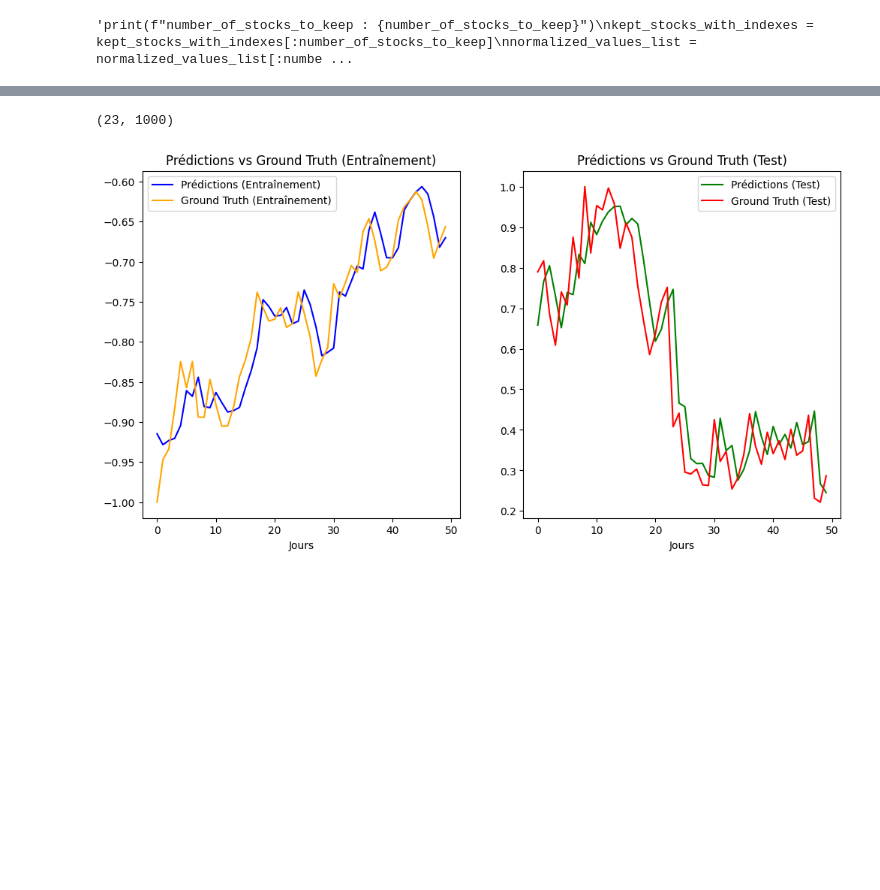
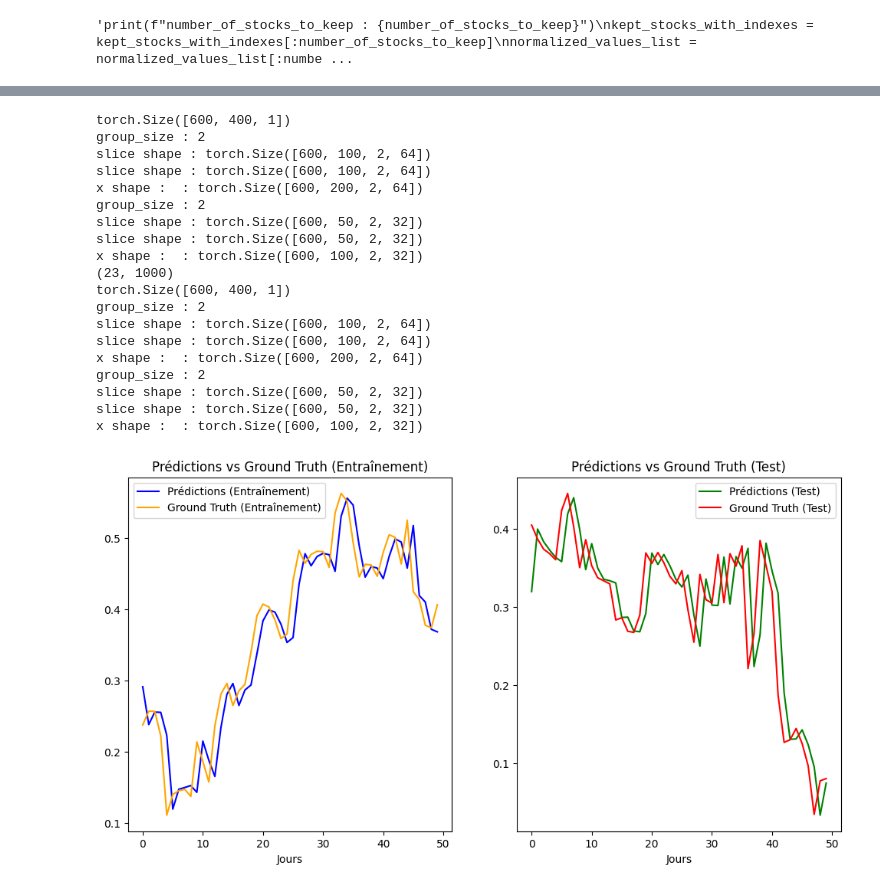
Before and after one commit to MaximeSzymanski/StocksClusteringVAE, a Jupyter notebook: VAE_stocks.ipynb, the cells around one changed output, grey strips where cells are left out. Saved outputs shown, nothing was run; the diff lists cells and outputs as text; code cells hidden in the pictures; blank space fills up the shorter version.

```diff
--- a/VAE_stocks.ipynb
+++ b/VAE_stocks.ipynb
@@ -307,7 +306,7 @@ class StockDataset(Dataset):
         return self.data[idx]
 
 # Use the previously prepared data
-sub_series_length = 100
+sub_series_length = 400
 stock_symbols = [stock[1] for stock in kept_stocks_with_indexes]
 
 # Check that the length of each normalized series is divisible by sub_series_length
@@ -803,9 +799,10 @@ class RecurrentAutoencoder_LSTM(nn.Module):
         x = self.decoder(z)
         return x
 # %%
-latent_dim = 64
+latent_dim = 100
+sub_series_length = 400
 device = torch.device("cuda" if torch.cuda.is_available() else "cpu")
-model_LSTM = RecurrentAutoencoder_LSTM(sub_series_length, 1, 32,latent_dim=latent_dim).to()
+model_LSTM = RecurrentAutoencoder_LSTM(sub_series_length, 1, 32,latent_dim=latent_dim).to(device)
 print(f"model : {model_LSTM}")
 # %% [output]
 hidden_dim: 64
@@ -849,8 +846,8 @@ class RecurrentAutoencoder(nn.Module):
     x = self.predict_next_day_head(z)
     return x
 # %%
-print(f"sub_series_length : {sub_series_length}")
+print(f"sub_series_length : {300}")
 device = torch.device("cuda" if torch.cuda.is_available() else "cpu")
-latent_dim = 64
-model_attention = RecurrentAutoencoder(sub_series_length, 1, 32,sub_seq_len=100,latent_dim=latent_dim).to(device)
+latent_dim = 100
+model_attention = RecurrentAutoencoder(sub_series_length, 1, 32,sub_seq_len=200,latent_dim=latent_dim).to(device)
 # %% [output]
@@ -893,8 +891,8 @@ from tqdm import tqdm  # Importer tqdm pour la barre de progression
 
 # Définir loss_fn, optimizer, epoch, model_attention, train_loader ici...
 
-device = torch.device("cuda" if torch.cuda.is_available() else "cpu")
-
+device = torch.device("cuda")
+model_attention.to(device)
 loss_fn = nn.MSELoss(reduction='mean')
 optimizer = optim.Adam(model_attention.parameters(), lr=1e-3)
 
@@ -917,10 +915,11 @@ for epoch in range(epochs):
             x = model_attention.predict_next_day(batch)
             target = target.unsqueeze(-1)
             target = target.to(device)
-            input_first = batch[:,0,:]
+            input_first = batch[:,-1,:]
 
 
             loss = loss_fn(x, target)  + np.mean((1 / ( input_first.cpu().detach().numpy() - x.cpu().detach().numpy() )))
+            #loss =  np.mean((1 / ( input_first.cpu().detach().numpy() - x.cpu().detach().numpy() )))
             loss.backward()
             optimizer.step()
             epoch_loss += loss.item()
@@ -956,38 +1156,59 @@ def predire_stock(model, stock_index, data):
     # plot the first stock in the train set
 
     with torch.no_grad():
-        data_x_tensor = torch.tensor(data_x, dtype=torch.float32,device=device)
+
+        data_x_tensor = torch.tensor(data_x, dtype=torch.float32,device="cpu")
         data_x_tensor = data_x_tensor.unsqueeze(-1)
+        print(data_x_tensor.shape)
+        model = model.to(torch.device("cpu"))
         predictions = model.predict_next_day(data_x_tensor)
     return predictions.cpu().numpy(), data_y
 # Utilisation de la fonction predire_stock pour obtenir les prédictions et les sorties attendues pour un stock spécifique dans l'ensemble d'entraînement
 indice_stock_a_predire_train = 4
 predictions_stock_train, sorties_attendues_train = predire_stock(model_attention, indice_stock_a_predire_train, donnes_train)
 print(donnes_test.shape)
 # Utilisation de la fonction predire_stock pour obtenir les prédictions et les sorties attendues pour un stock spécifique dans l'ensemble de test
 indice_stock_a_predire_test = 4 # Choisir un indice approprié du jeu de test
 predictions_stock_test, sorties_attendues_test = predire_stock(model_attention, indice_stock_a_predire_test,donnes_test)
 
 # Plot des prédictions et des sorties attendues pour les ensembles d'entraînement et de test côte à côte
 plt.figure(figsize=(12, 6))
 
 plt.subplot(1, 2, 1)  # Première colonne du subplot pour les données d'entraînement
 plt.plot(predictions_stock_train[:50], label='Prédictions (Entraînement)', color='blue')
 plt.plot(sorties_attendues_train[:50], label='Ground Truth (Entraînement)', color='orange')
 plt.title('Prédictions vs Ground Truth (Entraînement)')
 plt.xlabel('Jours')
 plt.legend()
 
 plt.subplot(1, 2, 2)  # Deuxième colonne du subplot pour les données de test
 plt.plot(predictions_stock_test[:50], label='Prédictions (Test)', color='green')
 plt.plot(sorties_attendues_test[:50], label='Ground Truth (Test)', color='red')
 plt.title('Prédictions vs Ground Truth (Test)')
 plt.xlabel('Jours')
 plt.legend()
 plt.show()
 # %% [output]
+torch.Size([600, 400, 1])
+group_size : 2
+slice shape : torch.Size([600, 100, 2, 64])
+slice shape : torch.Size([600, 100, 2, 64])
+x shape :  : torch.Size([600, 200, 2, 64])
+group_size : 2
+slice shape : torch.Size([600, 50, 2, 32])
+slice shape : torch.Size([600, 50, 2, 32])
+x shape :  : torch.Size([600, 100, 2, 32])
 (23, 1000)
+torch.Size([600, 400, 1])
+group_size : 2
+slice shape : torch.Size([600, 100, 2, 64])
+slice shape : torch.Size([600, 100, 2, 64])
+x shape :  : torch.Size([600, 200, 2, 64])
+group_size : 2
+slice shape : torch.Size([600, 50, 2, 32])
+slice shape : torch.Size([600, 50, 2, 32])
+x shape :  : torch.Size([600, 100, 2, 32])
-[figure, old version]
+[figure, new version]
 # %%
 # take random values from
 # %%
```
Also changed, not shown: parts of 12 cells of this notebook.
